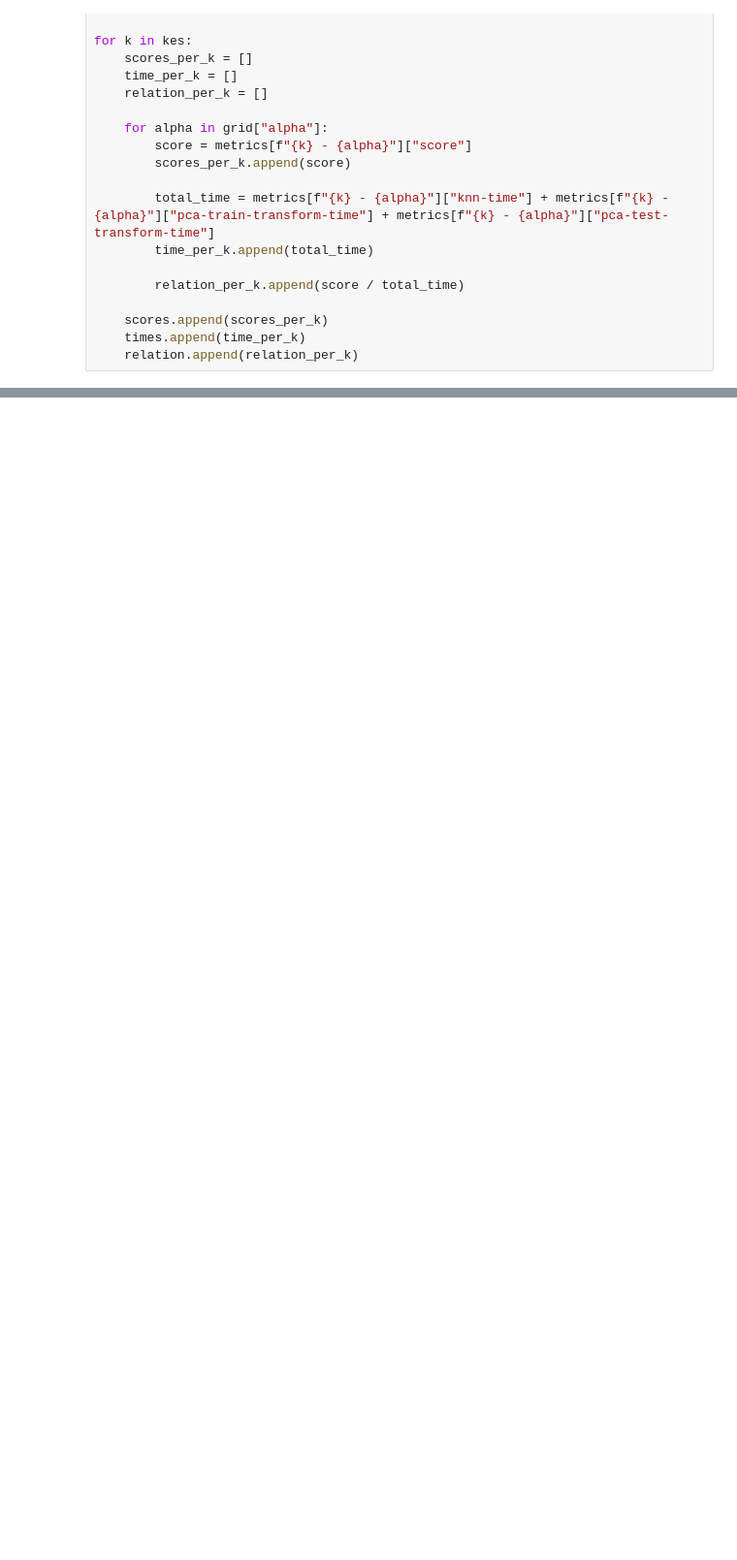
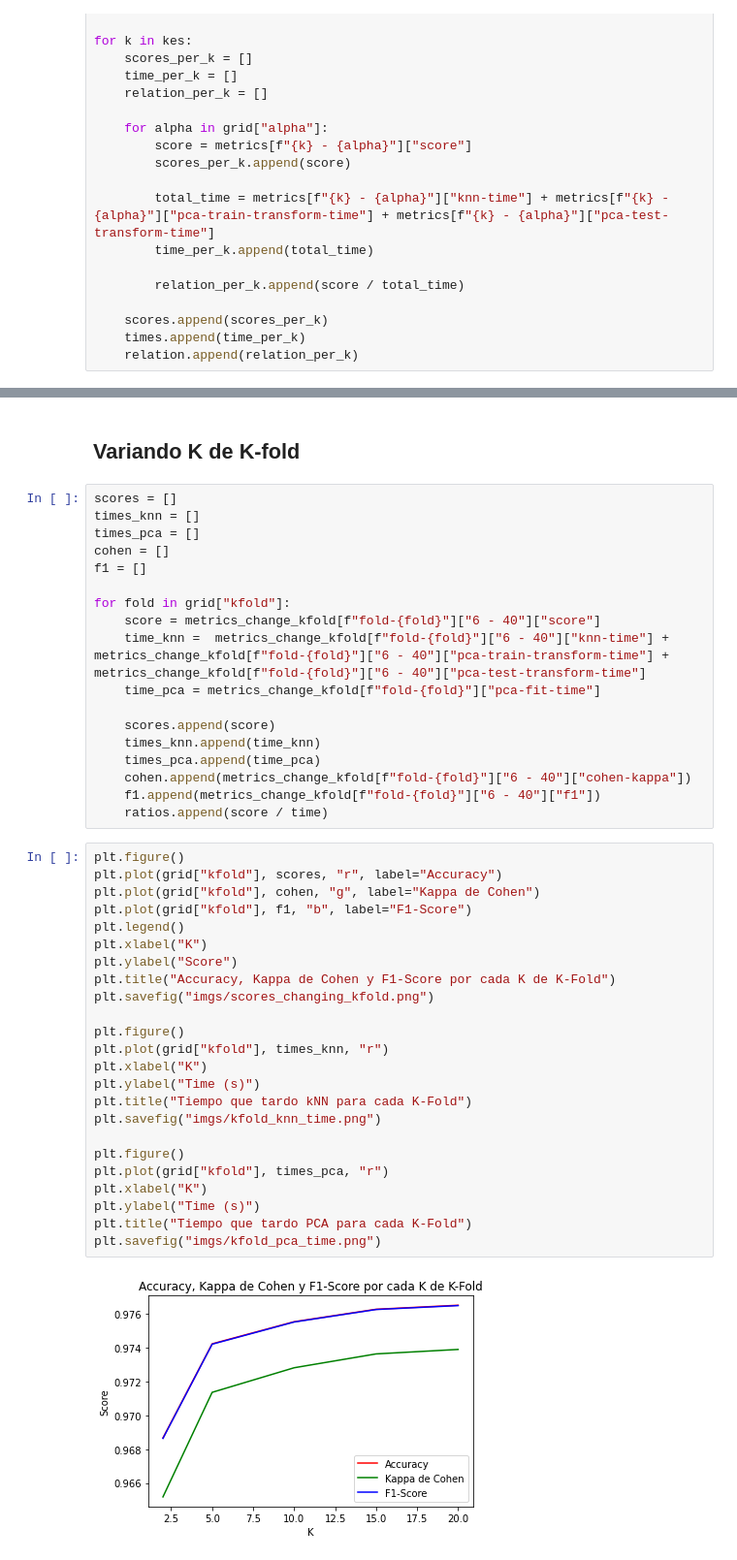
Before and after one commit to pablolp99/mn-tp2, a Jupyter notebook: notebooks/plots.ipynb, the cells around one changed output, grey strips where cells are left out. Shown at 97% size. Cells and saved outputs as stored; diff of their text form; blank space fills up the shorter version.

```diff
--- a/notebooks/plots.ipynb
+++ b/notebooks/plots.ipynb
@@ -8640,0 +10946,46 @@ fig.savefig("imgs/knn_with_pca_ratio.png")
+# %% [markdown]
+## Variando K de K-fold
+# %%
+scores = []
+times_knn = []
+times_pca = []
+cohen = []
+f1 = []
+
+for fold in grid["kfold"]:
+    score = metrics_change_kfold[f"fold-{fold}"]["6 - 40"]["score"]
+    time_knn =  metrics_change_kfold[f"fold-{fold}"]["6 - 40"]["knn-time"] + metrics_change_kfold[f"fold-{fold}"]["6 - 40"]["pca-train-transform-time"] + metrics_change_kfold[f"fold-{fold}"]["6 - 40"]["pca-test-transform-time"]
+    time_pca = metrics_change_kfold[f"fold-{fold}"]["pca-fit-time"]
+
+    scores.append(score)
+    times_knn.append(time_knn)
+    times_pca.append(time_pca)
+    cohen.append(metrics_change_kfold[f"fold-{fold}"]["6 - 40"]["cohen-kappa"])
+    f1.append(metrics_change_kfold[f"fold-{fold}"]["6 - 40"]["f1"])
+    ratios.append(score / time)
+# %%
+plt.figure()
+plt.plot(grid["kfold"], scores, "r", label="Accuracy")
+plt.plot(grid["kfold"], cohen, "g", label="Kappa de Cohen")
+plt.plot(grid["kfold"], f1, "b", label="F1-Score")
+plt.legend()
+plt.xlabel("K")
+plt.ylabel("Score")
+plt.title("Accuracy, Kappa de Cohen y F1-Score por cada K de K-Fold")
+plt.savefig("imgs/scores_changing_kfold.png")
+
+plt.figure()
+plt.plot(grid["kfold"], times_knn, "r")
+plt.xlabel("K")
+plt.ylabel("Time (s)")
+plt.title("Tiempo que tardo kNN para cada K-Fold")
+plt.savefig("imgs/kfold_knn_time.png")
+
+plt.figure()
+plt.plot(grid["kfold"], times_pca, "r")
+plt.xlabel("K")
+plt.ylabel("Time (s)")
+plt.title("Tiempo que tardo PCA para cada K-Fold")
+plt.savefig("imgs/kfold_pca_time.png")
+# %% [output]
+[figure, added]
```
Also changed, not shown: parts of 20 cells of this notebook, 22 other files.
